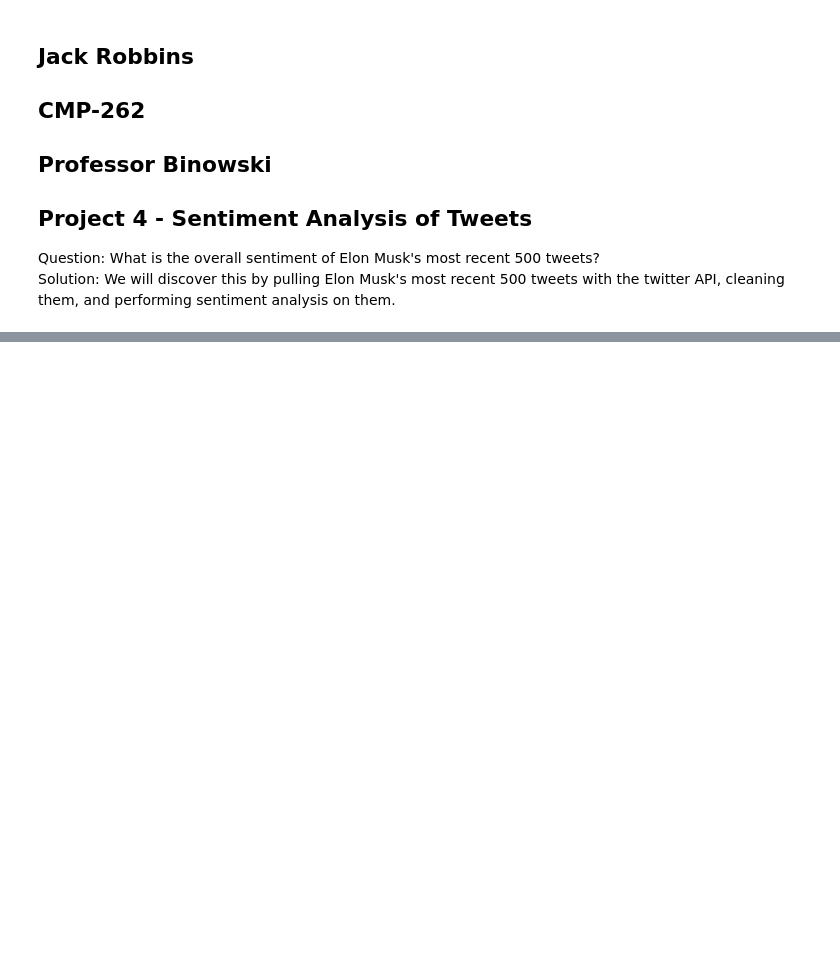
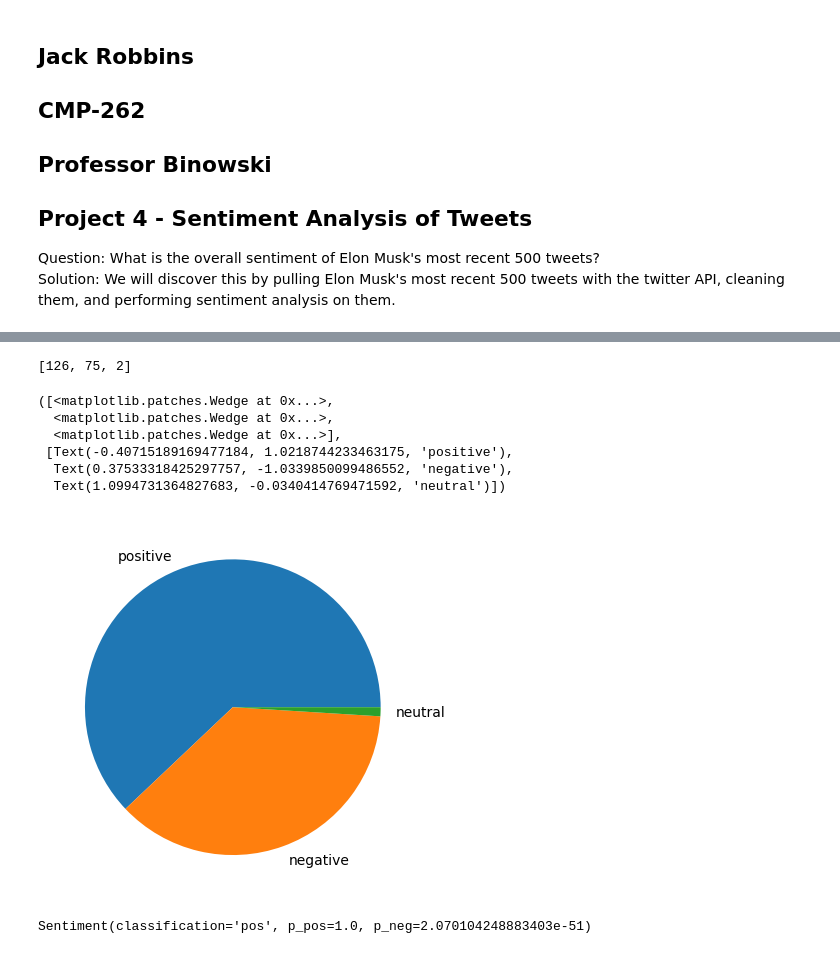
Before and after one commit to jackr276/Sentiment-Analysis-of-Elon-Musk-Tweets, a Jupyter notebook: project4.ipynb, the cells around one changed output, grey strips where cells are left out. Drawn from its saved outputs; the diff is of its cells as text; code cells hidden in the pictures; blank space fills up the shorter version.

```diff
--- a/project4.ipynb
+++ b/project4.ipynb
@@ -88,0 +148,18 @@ Access Token Secret: uvSIZmwDrq8Zub0prZgijtAr4JtLHUKxFAQ6wO8Ayng16
+# %%
+# Let's perfrom the same analysis using the NaiveBayesAnalyzer
+tweet_sentiments_NBA = {}
+ratings = [0, 0, 0]
+str2 = ""
+myBlob2 = TextBlob(str2.join(clean_tweets), analyzer=NaiveBayesAnalyzer())
+for sentence in myBlob2.sentences:
+    rating_pos = sentence.sentiment.p_pos
+    rating_neg = sentence.sentiment.p_neg
+    if rating_pos > rating_neg:
+        ratings[0] += 1
+    elif rating_neg > rating_pos:
+        ratings[1] += 1
+    else:
+        ratings[2] += 1
+    tweet_sentiments_NBA[sentence] = sentence.sentiment
+
+tweet_sentiments_NBA
@@ -88,0 +184,21 @@ Access Token Secret: uvSIZmwDrq8Zub0prZgijtAr4JtLHUKxFAQ6wO8Ayng16
+# %%
+#[Positive, negative, neutral]
+ratings
+# %% [output]
+[126, 75, 2]
+# %%
+#Display a pie chart of the ratings
+plt.pie(ratings, labels = ['positive', 'negative', 'neutral'])
+# %% [output]
+([<matplotlib.patches.Wedge at 0x...>,
+  <matplotlib.patches.Wedge at 0x...>,
+  <matplotlib.patches.Wedge at 0x...>],
+ [Text(-0.40715189169477184, 1.0218744233463175, 'positive'),
+  Text(0.37533318425297757, -1.0339850099486552, 'negative'),
+  Text(1.0994731364827683, -0.0340414769471592, 'neutral')])
+[figure, added]
+# %%
+# Here is the overall sentiment analysis of Elon Musk's last 500 tweets
+myBlob2.sentiment
+# %% [output]
+Sentiment(classification='pos', p_pos=1.0, p_neg=2.070104248883403e-51)
```
Also changed, not shown: parts of 18 cells of this notebook, 1 other file.
